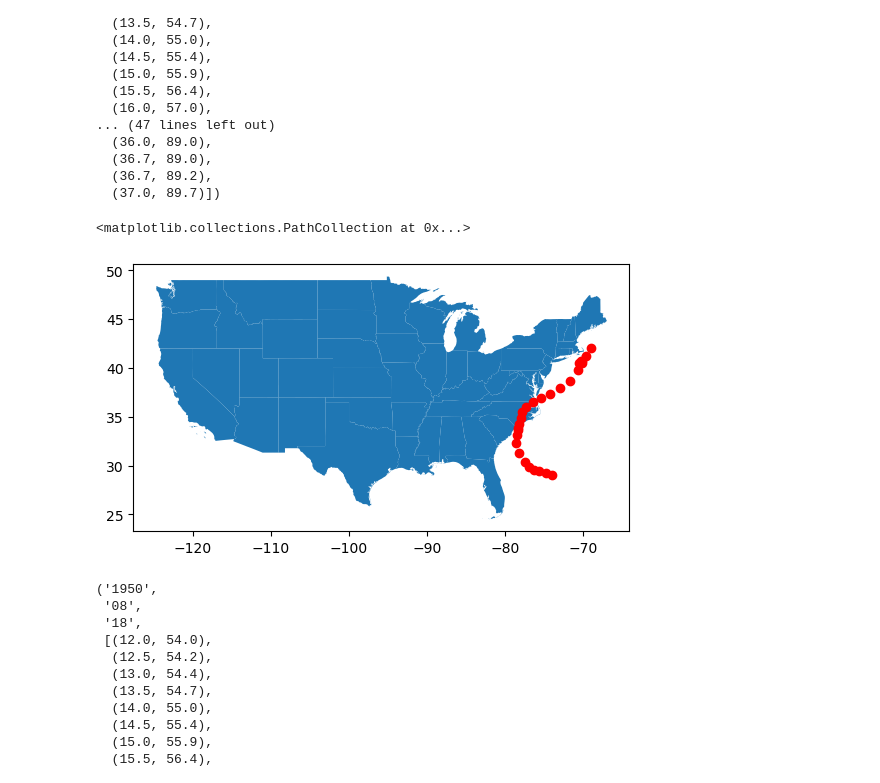
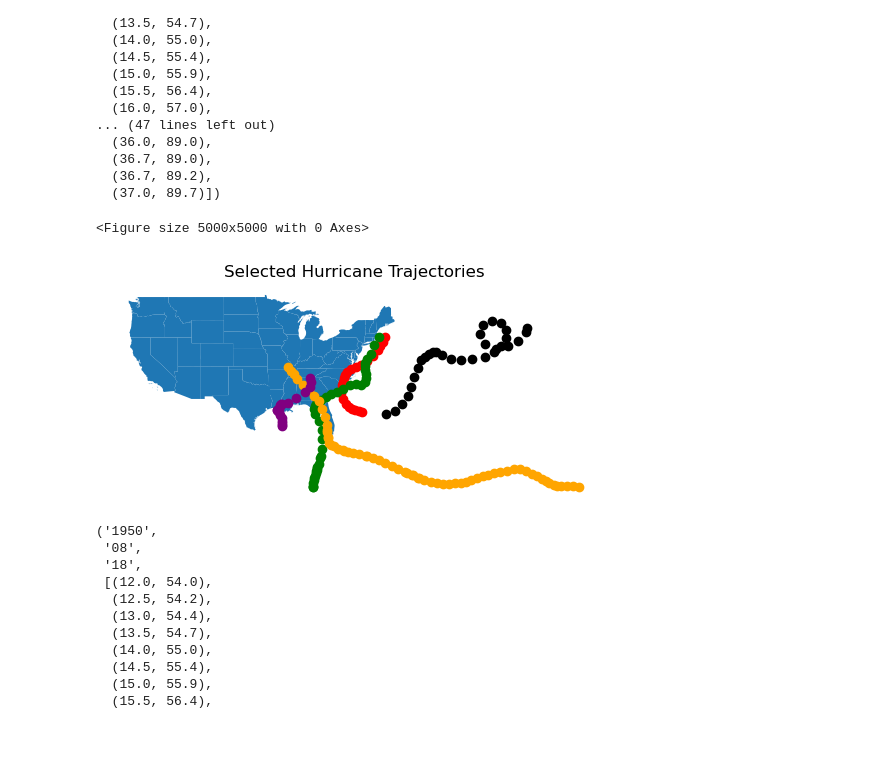
Before and after one commit to matthewdannenberg/not_in_kansas_anymore, a Jupyter notebook: tornado_data_download.ipynb, the cells around one changed output. Cells and saved outputs as stored; diff of their text form; code cells hidden in the pictures; blank space fills up the shorter version.

Commit message:
Added image generation, reorganized code.

```diff
--- a/tornado_data_download.ipynb
+++ b/tornado_data_download.ipynb
@@ -296,15 +296,40 @@ hurricane_trails[1]
   (36.7, 89.2),
   (37.0, 89.7)])
 # %%
+plt.figure(figsize = (50,50))
+states.plot()
+
 storm = 206
-
-states.plot()
 xs = [thing[1] for thing in hurricane_trails[storm][3]]
 ys = [thing[0] for thing in hurricane_trails[storm][3]]
 plt.scatter(xs,ys,c='red')
+
+storm = 188
+xs = [thing[1] for thing in hurricane_trails[storm][3]]
+ys = [thing[0] for thing in hurricane_trails[storm][3]]
+plt.scatter(xs,ys,c='green')
+
+storm = 1033
+xs = [thing[1] for thing in hurricane_trails[storm][3]]
+ys = [thing[0] for thing in hurricane_trails[storm][3]]
+plt.scatter(xs,ys,c='orange')
+
+storm = 946
+xs = [thing[1] for thing in hurricane_trails[storm][3]]
+ys = [thing[0] for thing in hurricane_trails[storm][3]]
+plt.scatter(xs,ys,c='purple')
+
+storm = 955
+xs = [thing[1] for thing in hurricane_trails[storm][3]]
+ys = [thing[0] for thing in hurricane_trails[storm][3]]
+plt.scatter(xs,ys,c='black')
+
+plt.title('Selected Hurricane Trajectories')
+plt.axis('off')
+plt.show()
 # %% [output]
-<matplotlib.collections.PathCollection at 0x...>
+<Figure size 5000x5000 with 0 Axes>
-[figure, old version]
+[figure, new version]
 # %%
 hurricane_trails[1]
 # %% [output]
```
Also changed, not shown: 2 other files.
